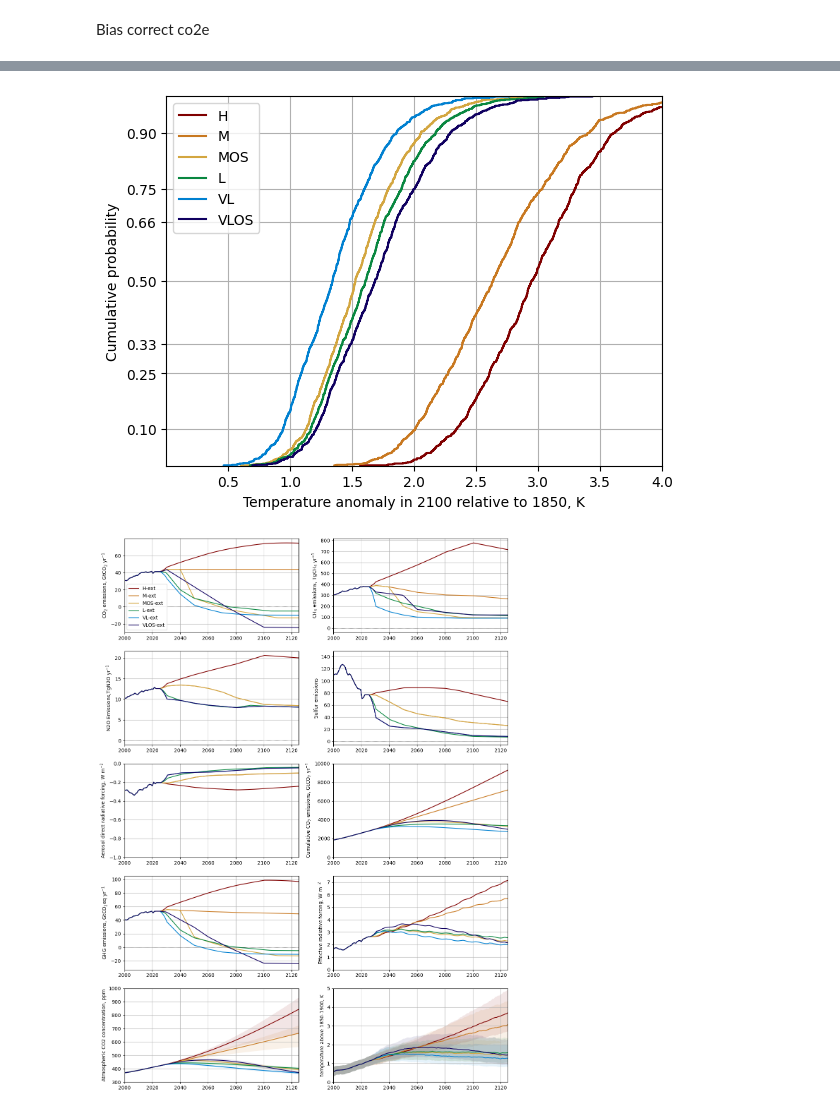
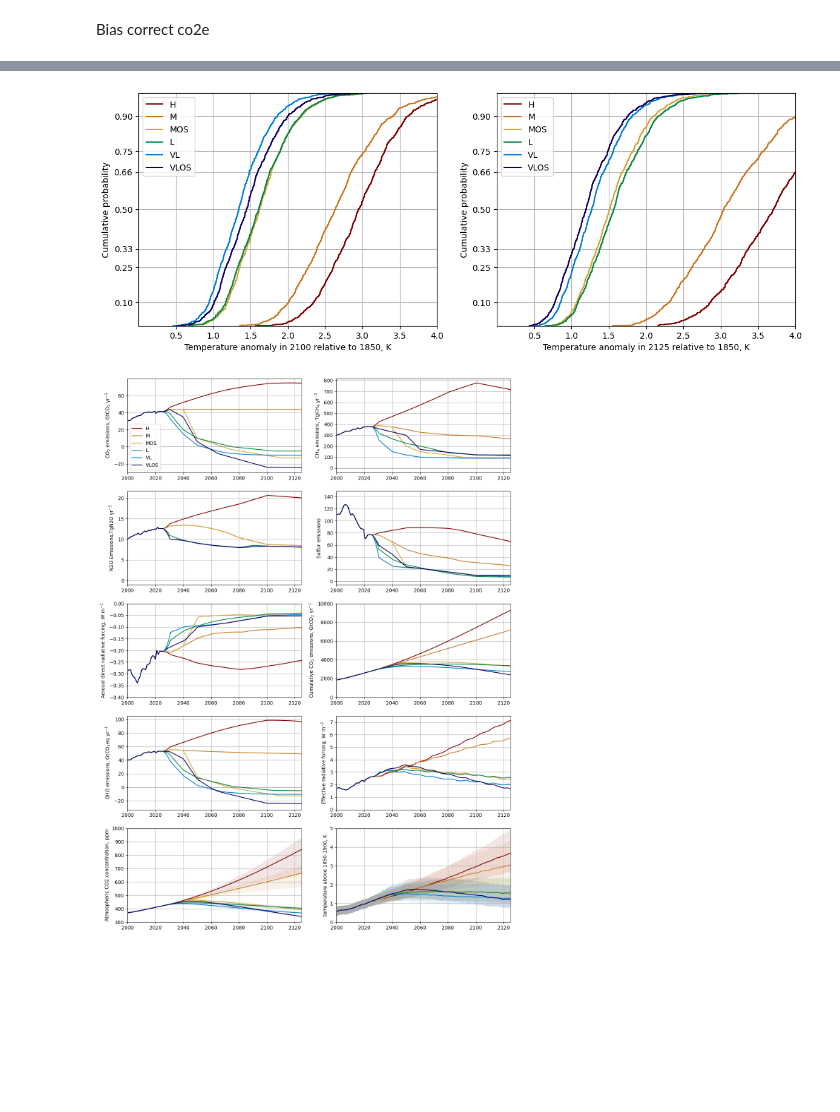
Before and after one commit to chrisroadmap/cmip7-scenariomip, a Jupyter notebook: notebooks/extensions.ipynb, the cells around one changed output, grey strips where cells are left out. Drawn from its saved outputs; the diff is of its cells as text; code cells hidden in the pictures; blank space fills up the shorter version.

Commit message:
improve plots

```diff
--- a/notebooks/extensions.ipynb
+++ b/notebooks/extensions.ipynb
@@ -449,17 +464,31 @@ pl.savefig('../plots/extensions.png')
 # %%
 f21c=[ f.scenarios[x] for x in [0,2,3,4,5,6]]
 # %%
+fig, ax = pl.subplots(1,2,figsize=(14,5))
+
+
 for scenario in f21c:
-    a=pl.ecdf(f.temperature.sel(scenario=scenario, layer=0, timebounds=2100)-f.temperature.sel(scenario=scenario, layer=0, timebounds=1850),color=colors[scenario],label=ldict21[scenario])
-pl.xlabel('Temperature anomaly in 2100 relative to 1850, K')
-pl.ylabel('Cumulative probability')
-pl.yticks([0.1,0.25,0.33,0.5,0.66,0.75,0.9])
-pl.xticks([0.5,1.0,1.5,2.0,2.5,3.0,3.5,4.0])
-pl.xlim([0,4])
-pl.legend()
-pl.grid()
+    a=ax[0].ecdf(f.temperature.sel(scenario=scenario, layer=0, timebounds=2100)-f.temperature.sel(scenario=scenario, layer=0, timebounds=1850),color=colors[scenario],label=ldict21[scenario])
+ax[0].set_xlabel('Temperature anomaly in 2100 relative to 1850, K')
+ax[0].set_ylabel('Cumulative probability')
+ax[0].set_yticks([0.1,0.25,0.33,0.5,0.66,0.75,0.9])
+ax[0].set_xticks([0.5,1.0,1.5,2.0,2.5,3.0,3.5,4.0])
+ax[0].set_xlim([0,4])
+ax[0].legend()
+ax[0].grid()
+
+
+for scenario in f21c:
+    a=ax[1].ecdf(f.temperature.sel(scenario=scenario, layer=0, timebounds=2125)-f.temperature.sel(scenario=scenario, layer=0, timebounds=1850),color=colors[scenario],label=ldict21[scenario])
+ax[1].set_xlabel('Temperature anomaly in 2125 relative to 1850, K')
+ax[1].set_ylabel('Cumulative probability')
+ax[1].set_yticks([0.1,0.25,0.33,0.5,0.66,0.75,0.9])
+ax[1].set_xticks([0.5,1.0,1.5,2.0,2.5,3.0,3.5,4.0])
+ax[1].set_xlim([0,4])
+ax[1].legend()
+ax[1].grid()
 # %% [output]
-[figure, old version]
+[figure, new version]
 # %%
 fig, ax = pl.subplots(nrows=5,ncols=2,figsize=(14,20))
 ax=ax.flatten()
@@ -470,7 +499,7 @@ for scenario in f21c:
             f.emissions.sel(scenario=scenario, specie="CO2 FFI", config=f.configs[0]) +
             f.emissions.sel(scenario=scenario, specie="CO2 AFOLU", config=f.configs[0])
         ),
-        label=ldict[scenario],
+        label=ldict21[scenario],
         color=colors[scenario]
     )
 ax[0].set_ylabel("CO$_2$ emissions, GtCO$_2$ yr$^{-1}$")
@@ -536,7 +565,7 @@ ax[4].set_ylabel('Aerosol direct radiative forcing, W m$^{-2}$')
 #pl.legend();
 ax[4].grid()
 ax[4].set_xlim(2000, 2125)
-ax[4].set_ylim(-1, 0)
+ax[4].set_ylim(-.4, 0)
 
 
 
@@ -646,4 +675,4 @@ ax[9].set_ylim(0, 5)
 
 pl.savefig('../plots/extensions.png')
 # %% [output]
-[figure, old version]
+[figure, new version]
```
Also changed, not shown: parts of 11 cells of this notebook.
